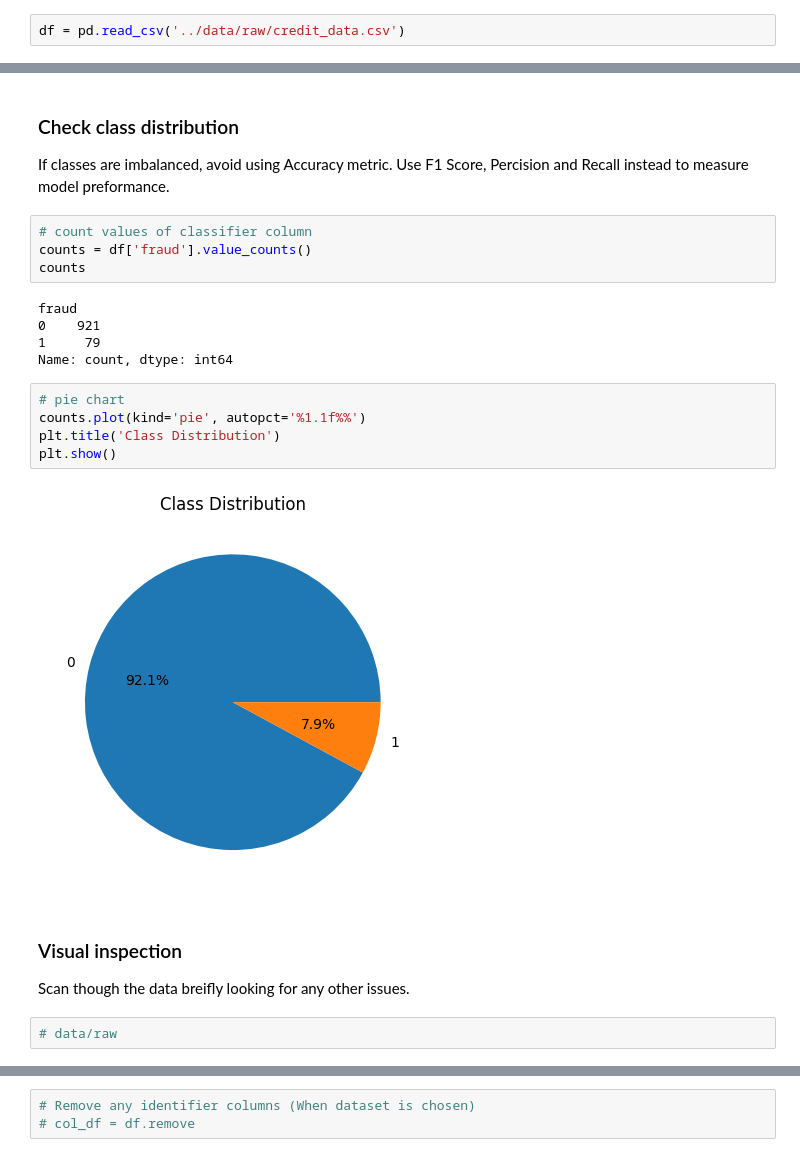
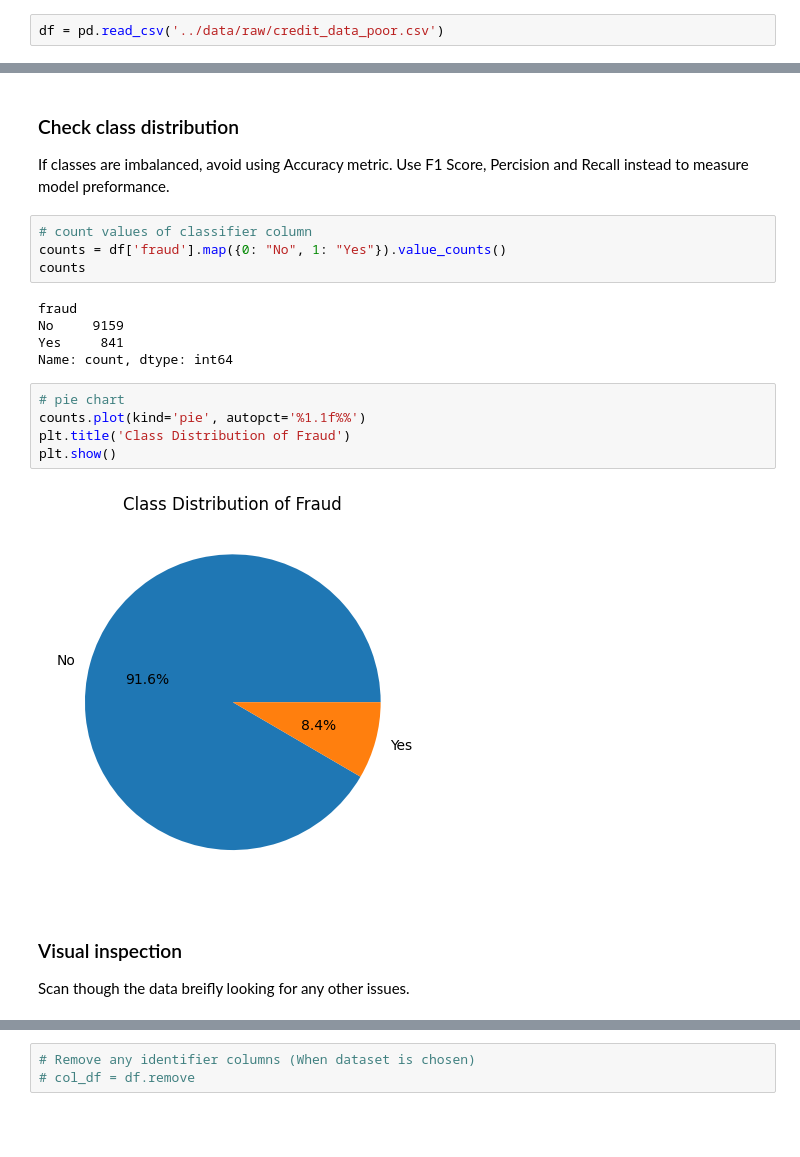
Before and after one commit to BaguetteJet/Fraud-Transaction-Detection, a Jupyter notebook: notebooks/AnalyseData.ipynb, the cells around one changed output, grey strips where cells are left out. Saved outputs shown, nothing was run; the diff lists cells and outputs as text; blank space fills up the shorter version.

```diff
--- a/notebooks/AnalyseData.ipynb
+++ b/notebooks/AnalyseData.ipynb
@@ -6,7 +6,7 @@ import seaborn as sns
 # %% [markdown]
 ### Load raw data
 # %%
-df = pd.read_csv('../data/raw/credit_data.csv')
+df = pd.read_csv('../data/raw/credit_data_poor.csv')
 # %% [markdown]
 ### Check data types
 Incorrect data types could indicate errors in data.
@@ -78,25 +97,23 @@ plt.show()
 If classes are imbalanced, avoid using Accuracy metric. Use F1 Score, Percision and Recall instead to measure model preformance.
 # %%
 # count values of classifier column
-counts = df['fraud'].value_counts()
+counts = df['fraud'].map({0: "No", 1: "Yes"}).value_counts()
 counts
 # %% [output]
 fraud
-0    921
-1     79
+No     9159
+Yes     841
 Name: count, dtype: int64
 # %%
 # pie chart
 counts.plot(kind='pie', autopct='%1.1f%%')
-plt.title('Class Distribution')
+plt.title('Class Distribution of Fraud')
 plt.show()
 # %% [output]
-[figure, old version]
+[figure, new version]
 # %% [markdown]
 ### Visual inspection
 Scan though the data breifly looking for any other issues.
-# %%
-# data/raw
 # %%
 cont_cols, binary_cols = [], []
 
```
Also changed, not shown: parts of 8 cells of this notebook.
